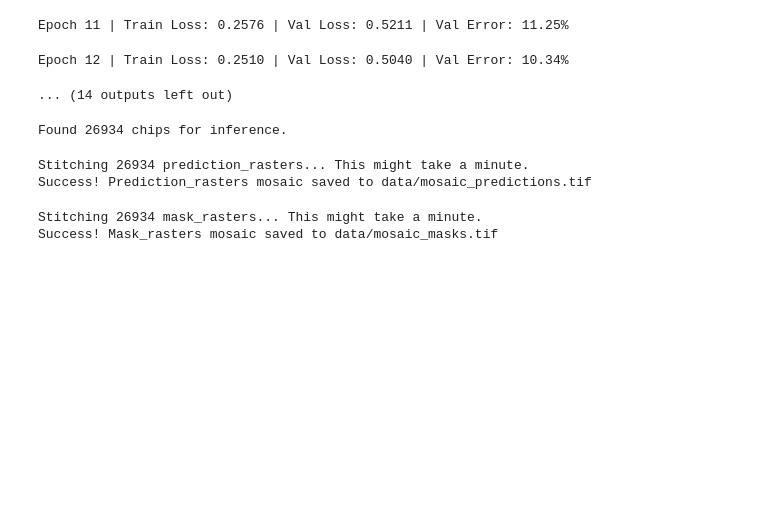
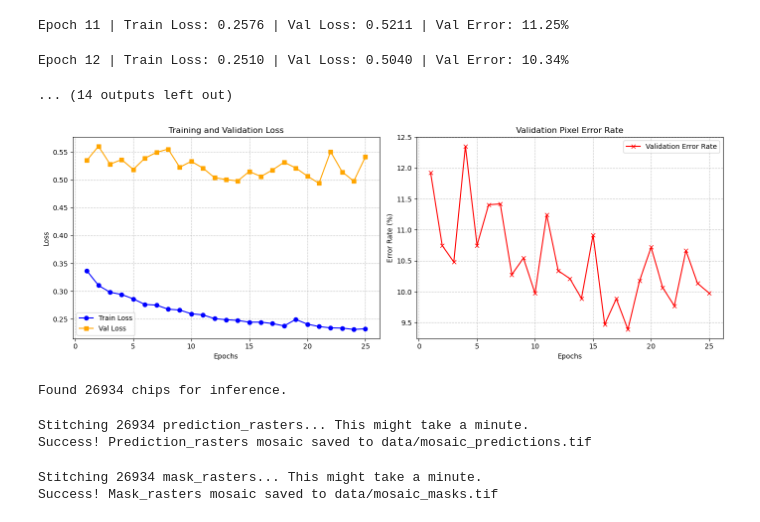
Before and after one commit to dimasrdwiaji/parking-pressure, a Jupyter notebook: park_segmentation.ipynb, the cells around one changed output. Drawn from its saved outputs; the diff is of its cells as text; code cells hidden in the pictures; blank space fills up the shorter version.

```diff
--- a/park_segmentation.ipynb
+++ b/park_segmentation.ipynb
@@ -649,7 +649,9 @@ def plot_learning_curves(history):
     plt.tight_layout()
     plt.show()
 # %%
-plot_learning_curves(history
+plot_learning_curves(history)
+# %% [output]
+[figure, added]
 # %%
 def run_inference_on_chips(processor, model, weights_path=None):
     """Runs the trained model on all downloaded chips and saves prediction rasters."""
```
Also changed, not shown: parts of 8 cells of this notebook, 8 other files.
